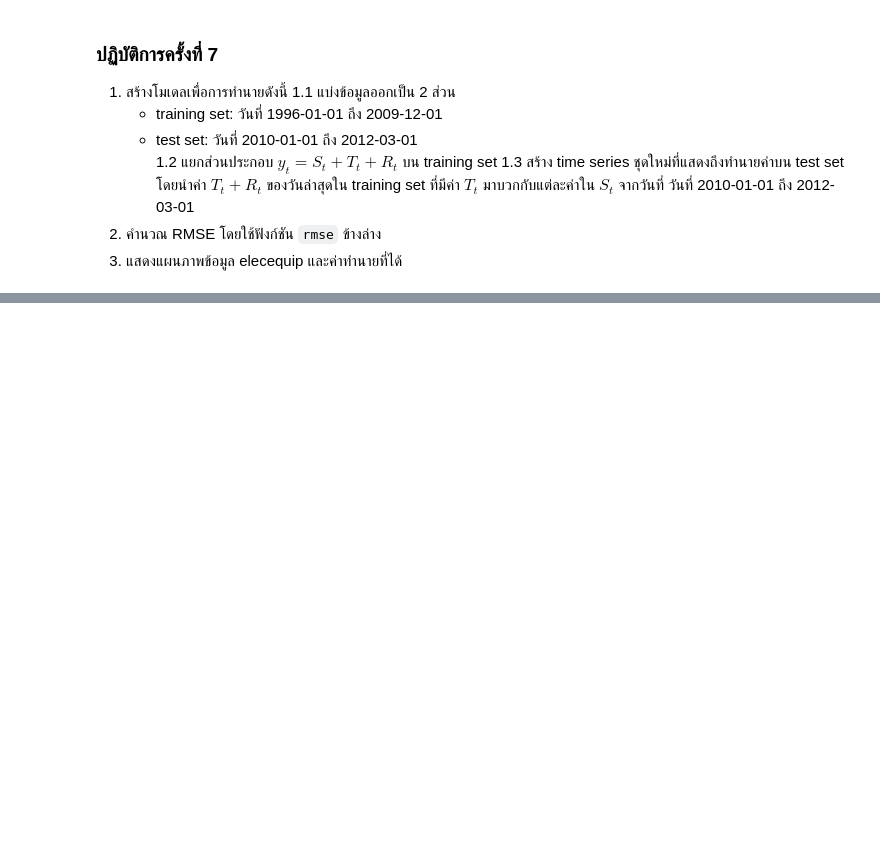
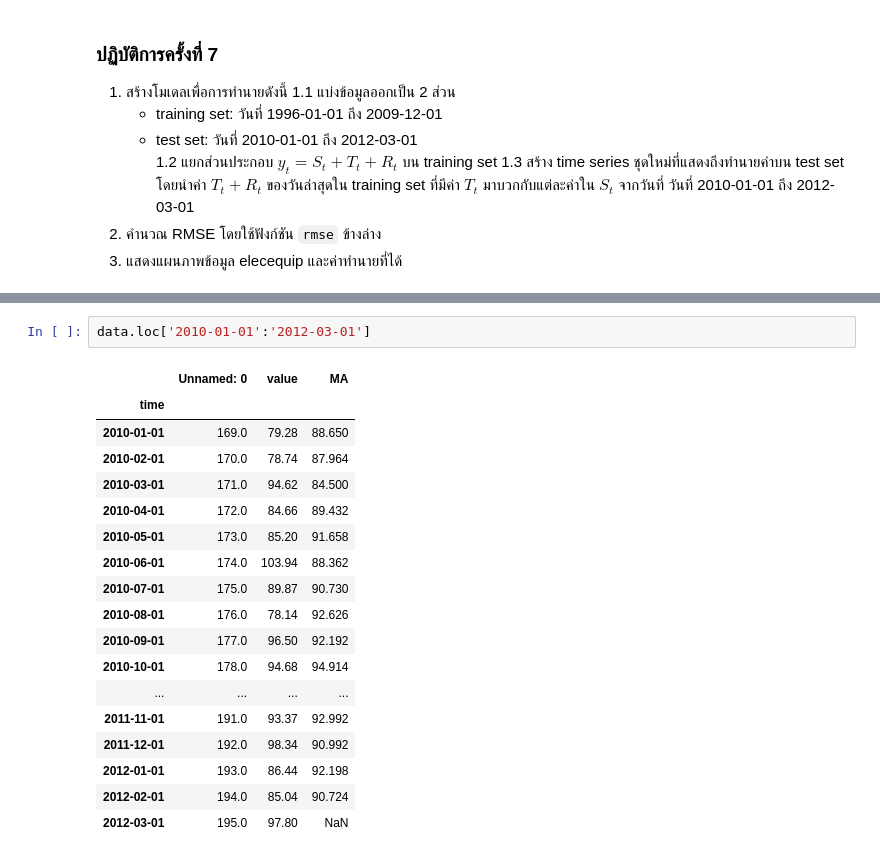
Before and after one commit to Kemchat/229352-StatisticalLearning, a Jupyter notebook: 229351-LAB07.ipynb, the cells around one changed output, grey strips where cells are left out. Cells and saved outputs as stored; diff of their text form; blank space fills up the shorter version.

```diff
--- a/229351-LAB07.ipynb
+++ b/229351-LAB07.ipynb
@@ -180,0 +203,21 @@ Name: value, Length: 196, dtype: float64
+# %%
+data.loc['2010-01-01':'2012-03-01']
+# %% [output]
+|  | Unnamed: 0 | value | MA |
+| time |  |  |  |
+| 2010-01-01 | 169.0 | 79.28 | 88.650 |
+| 2010-02-01 | 170.0 | 78.74 | 87.964 |
+| 2010-03-01 | 171.0 | 94.62 | 84.500 |
+| 2010-04-01 | 172.0 | 84.66 | 89.432 |
+| 2010-05-01 | 173.0 | 85.20 | 91.658 |
+| 2010-06-01 | 174.0 | 103.94 | 88.362 |
+| 2010-07-01 | 175.0 | 89.87 | 90.730 |
+| 2010-08-01 | 176.0 | 78.14 | 92.626 |
+| 2010-09-01 | 177.0 | 96.50 | 92.192 |
+| 2010-10-01 | 178.0 | 94.68 | 94.914 |
+| ... | ... | ... | ... |
+| 2011-11-01 | 191.0 | 93.37 | 92.992 |
+| 2011-12-01 | 192.0 | 98.34 | 90.992 |
+| 2012-01-01 | 193.0 | 86.44 | 92.198 |
+| 2012-02-01 | 194.0 | 85.04 | 90.724 |
+| 2012-03-01 | 195.0 | 97.80 | NaN |
```
Also changed, not shown: parts of 5 cells of this notebook.
